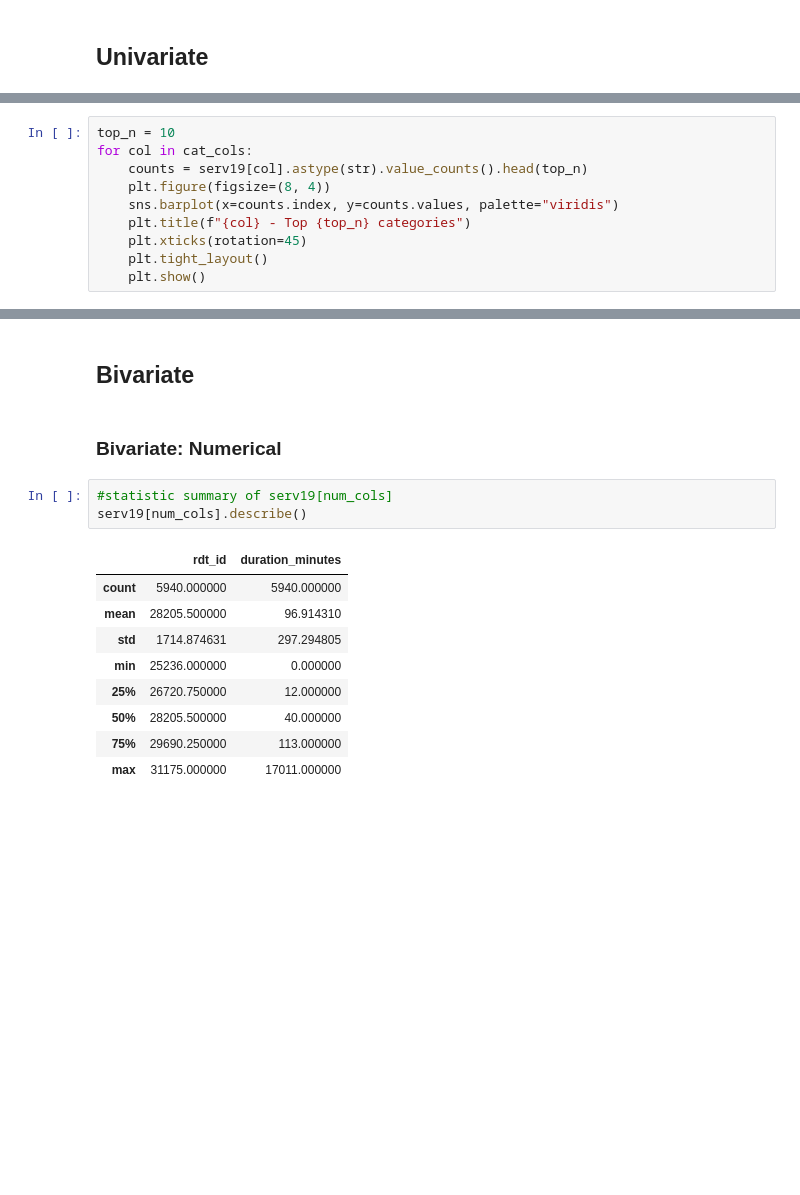
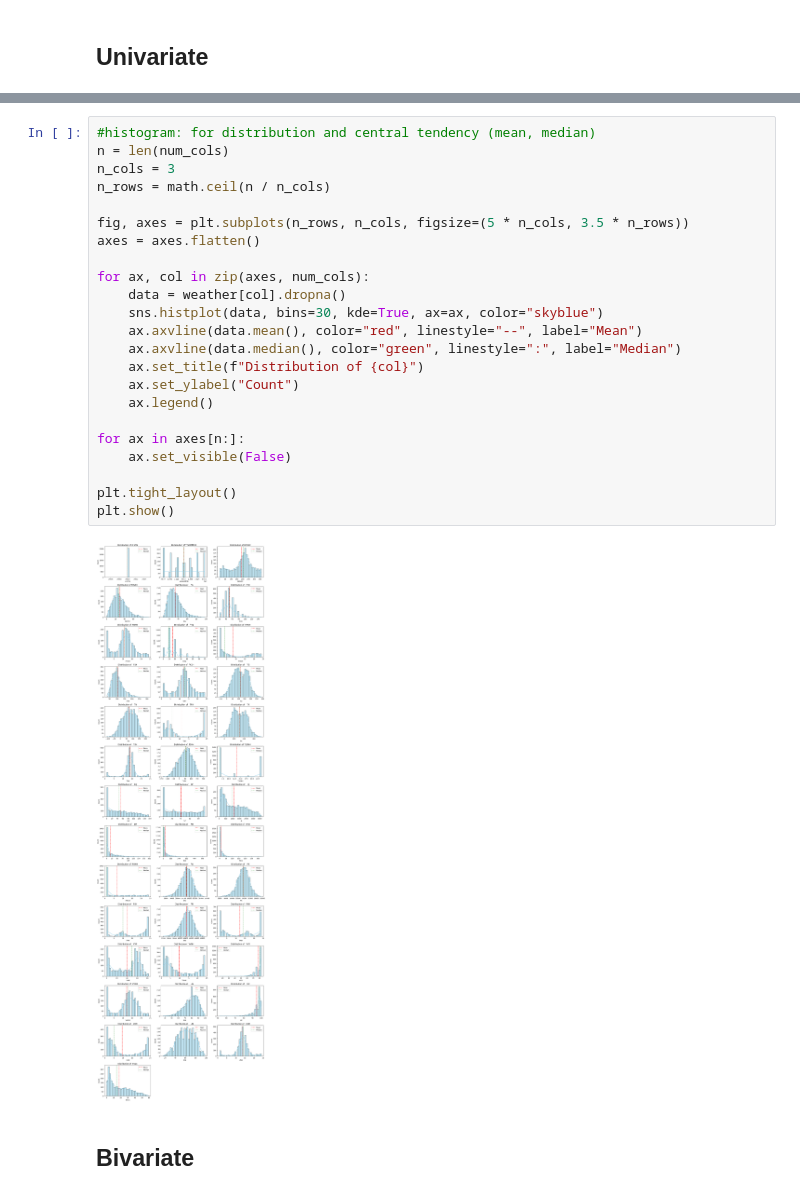
Before and after one commit to ywang0202/master_thesis, a Jupyter notebook: eda_weather.ipynb, the cells around one changed output, grey strips where cells are left out. Saved outputs shown, nothing was run; the diff lists cells and outputs as text; blank space fills up the shorter version.

```diff
--- a/eda_weather.ipynb
+++ b/eda_weather.ipynb
@@ -140,10 +103,0 @@ Name: count, dtype: int64
-# %%
-top_n = 10
-for col in cat_cols:
-    counts = serv19[col].astype(str).value_counts().head(top_n)
-    plt.figure(figsize=(8, 4))
-    sns.barplot(x=counts.index, y=counts.values, palette="viridis")
-    plt.title(f"{col} - Top {top_n} categories")
-    plt.xticks(rotation=45)
-    plt.tight_layout()
-    plt.show()
@@ -176,17 +104,27 @@ Passing `palette` without assigning `hue` is deprecated and will be removed in v
+# %%
+#histogram: for distribution and central tendency (mean, median)
+n = len(num_cols)
+n_cols = 3
+n_rows = math.ceil(n / n_cols)
+
+fig, axes = plt.subplots(n_rows, n_cols, figsize=(5 * n_cols, 3.5 * n_rows))
+axes = axes.flatten()
+
+for ax, col in zip(axes, num_cols):
+    data = weather[col].dropna()
+    sns.histplot(data, bins=30, kde=True, ax=ax, color="skyblue")
+    ax.axvline(data.mean(), color="red", linestyle="--", label="Mean")
+    ax.axvline(data.median(), color="green", linestyle=":", label="Median")
+    ax.set_title(f"Distribution of {col}")
+    ax.set_ylabel("Count")
+    ax.legend()
+
+for ax in axes[n:]:
+    ax.set_visible(False)
+
+plt.tight_layout()
+plt.show()
+# %% [output]
+[figure, added]
 # %% [markdown]
 ## Bivariate
-# %% [markdown]
-### Bivariate: Numerical
-# %%
-#statistic summary of serv19[num_cols]
-serv19[num_cols].describe()
-# %% [output]
-|  | rdt_id | duration_minutes |
-| count | 5940.000000 | 5940.000000 |
-| mean | 28205.500000 | 96.914310 |
-| std | 1714.874631 | 297.294805 |
-| min | 25236.000000 | 0.000000 |
-| 25% | 26720.750000 | 12.000000 |
-| 50% | 28205.500000 | 40.000000 |
-| 75% | 29690.250000 | 113.000000 |
-| max | 31175.000000 | 17011.000000 |
```
Also changed, not shown: parts of 12 cells of this notebook, 1 other file.
